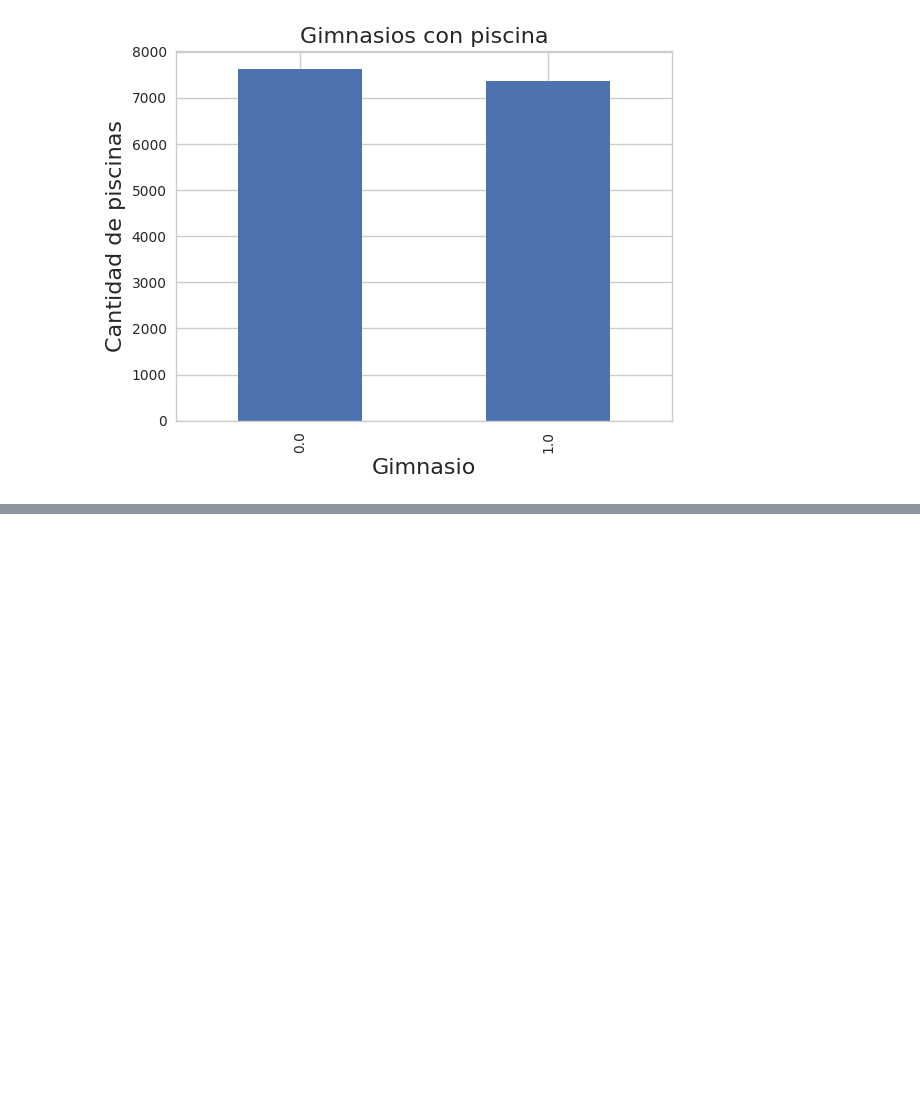
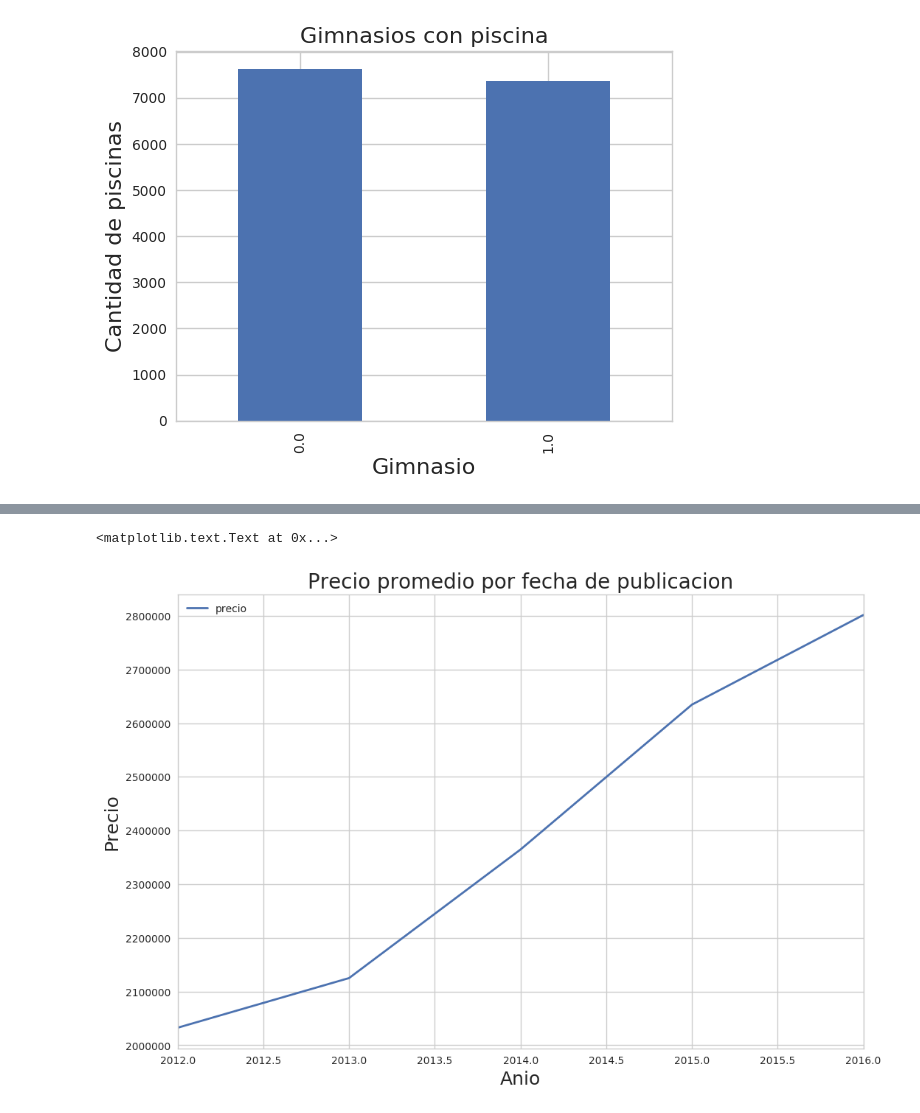
Before and after one commit to SergioCalvani/75.06-Datos-TP1-2019, a Jupyter notebook: Notebooks/probando.ipynb, the cells around one changed output, grey strips where cells are left out. Drawn from its saved outputs; the diff is of its cells as text; code cells hidden in the pictures; blank space fills up the shorter version.

```diff
--- a/Notebooks/probando.ipynb
+++ b/Notebooks/probando.ipynb
@@ -217,0 +236,8 @@ ax.set_ylabel('Cantidad de piscinas', fontsize= 16);
+# %%
+plot = propiedades.groupby(['Anio']).agg({'precio':'mean'}).plot(rot=0, linewidth=2,figsize=(12,8));
+plot.set_title('Precio promedio por fecha de publicacion', fontsize=20);
+plot.set_xlabel('Anio', fontsize=18)
+plot.set_ylabel('Precio', fontsize=18)
+# %% [output]
+<matplotlib.text.Text at 0x...>
+[figure, added]
```
Also changed, not shown: parts of 9 cells of this notebook.
